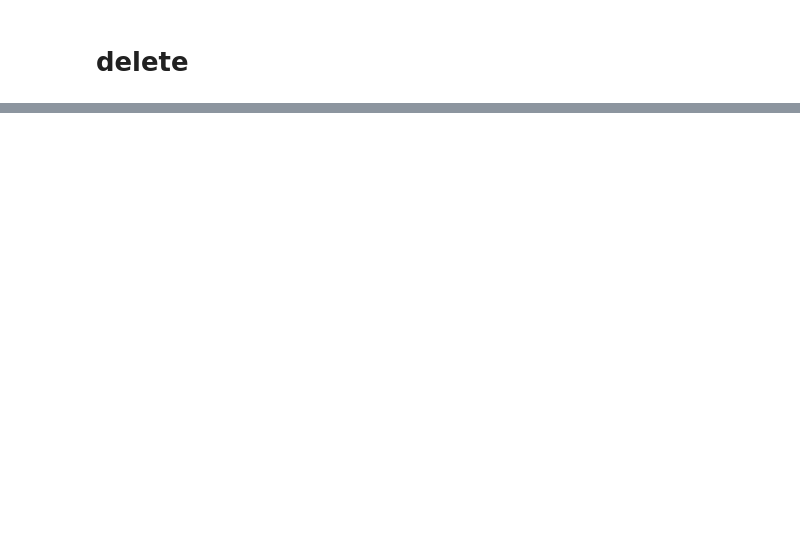
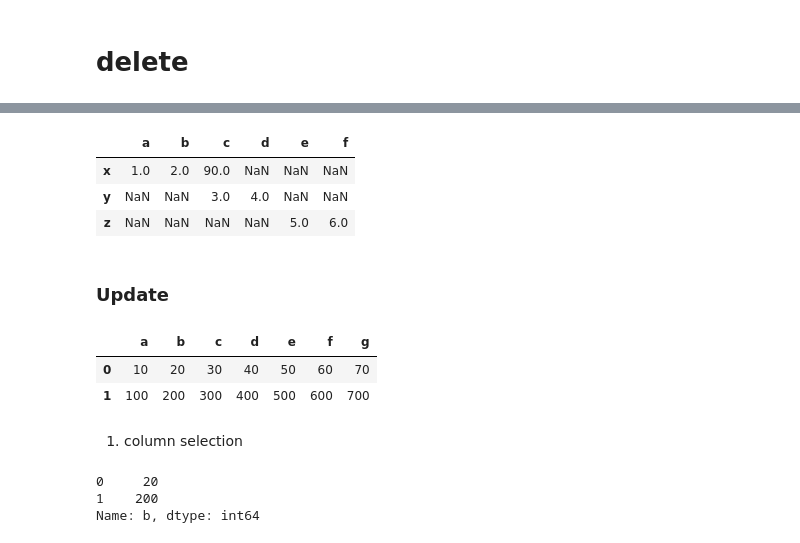
Before and after one commit to mihirh19/Python, a Jupyter notebook: DataScience_ML/3.Pandas.ipynb, the cells around one changed output, grey strips where cells are left out. Drawn from its saved outputs; the diff is of its cells as text; code cells hidden in the pictures; blank space fills up the shorter version.

```diff
--- a/DataScience_ML/3.Pandas.ipynb
+++ b/DataScience_ML/3.Pandas.ipynb
@@ -216,0 +389,9 @@ np.power(s, 2)
+# %%
+df
+# %% [output]
+|  | a | b | c | d | e | f |
+| x | 1.0 | 2.0 | 90.0 | NaN | NaN | NaN |
+| y | NaN | NaN | 3.0 | 4.0 | NaN | NaN |
+| z | NaN | NaN | NaN | NaN | 5.0 | 6.0 |
+# %% [markdown]
+### Update
@@ -216,0 +402,14 @@ np.power(s, 2)
+# %%
+df
+# %% [output]
+|  | a | b | c | d | e | f | g |
+| 0 | 10 | 20 | 30 | 40 | 50 | 60 | 70 |
+| 1 | 100 | 200 | 300 | 400 | 500 | 600 | 700 |
+# %% [markdown]
+1. column selection
+# %%
+df['b']
+# %% [output]
+0     20
+1    200
+Name: b, dtype: int64
```
Also changed, not shown: parts of 41 cells of this notebook.
